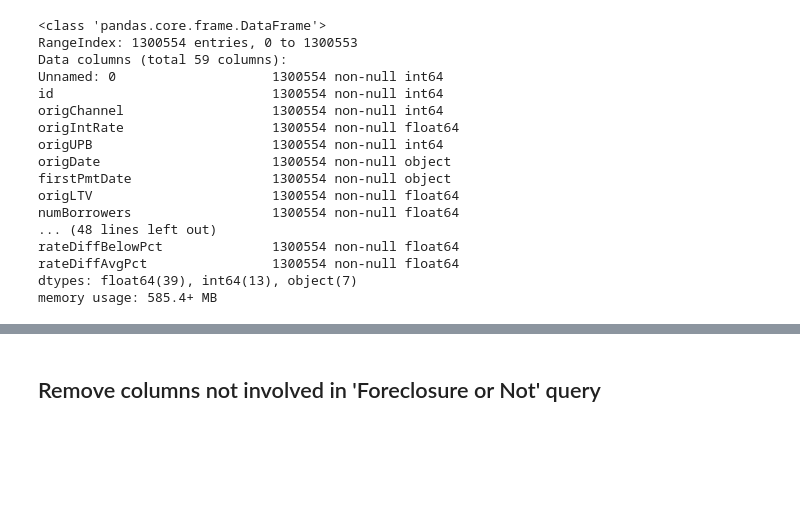
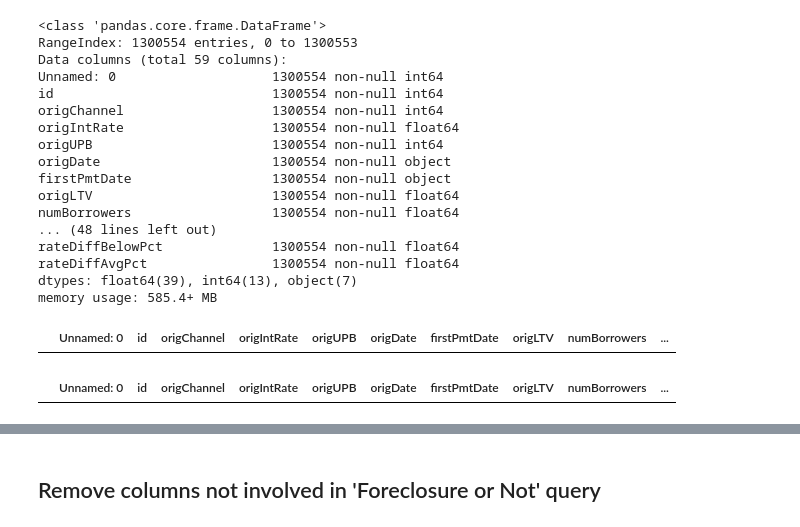
Before and after one commit to justinboggs/FannieSaves, a Jupyter notebook: Kip/ML-Foreclo50-50Constructed50kTrainBEST.ipynb, the cells around one changed output, grey strips where cells are left out. Cells and saved outputs as stored; diff of their text form; code cells hidden in the pictures; blank space fills up the shorter version.

```diff
--- a/Kip/ML-Foreclo50-50Constructed50kTrainBEST.ipynb
+++ b/Kip/ML-Foreclo50-50Constructed50kTrainBEST.ipynb
@@ -61,0 +64,6 @@ memory usage: 585.4+ MB
+# %%
+repurNoDeliq = repur_df[repur_df['deliqBad'] == 0]
+# %%
+repurNoDeliq.head()
+# %% [output]
+|  | Unnamed: 0 | id | origChannel | origIntRate | origUPB | origDate | firstPmtDate | origLTV | numBorrowers | ... |
@@ -61,0 +74,4 @@ memory usage: 585.4+ MB
+# %%
+noteNoDeliq.head()
+# %% [output]
+|  | Unnamed: 0 | id | origChannel | origIntRate | origUPB | origDate | firstPmtDate | origLTV | numBorrowers | ... |
```
Also changed, not shown: parts of 14 cells of this notebook, 1 other file.
